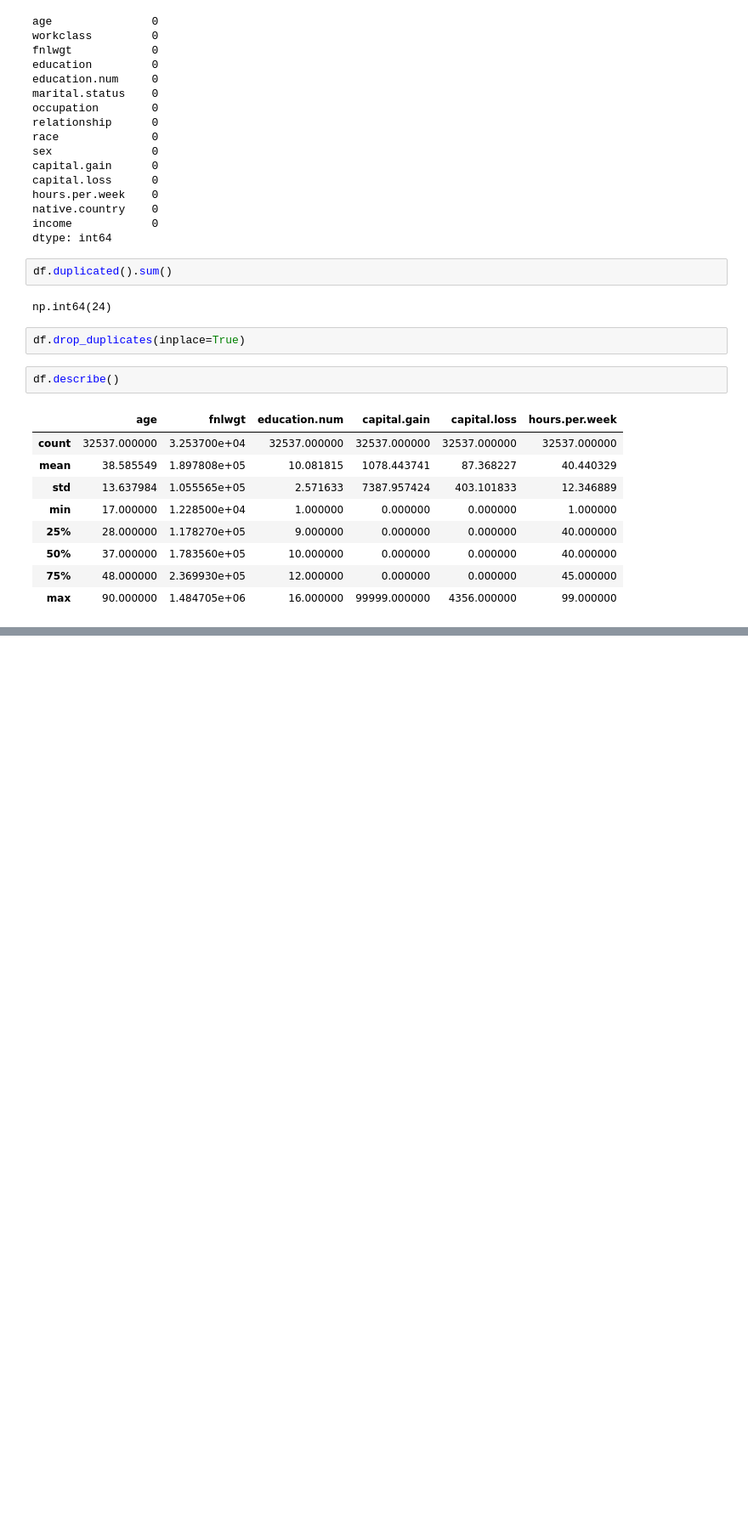
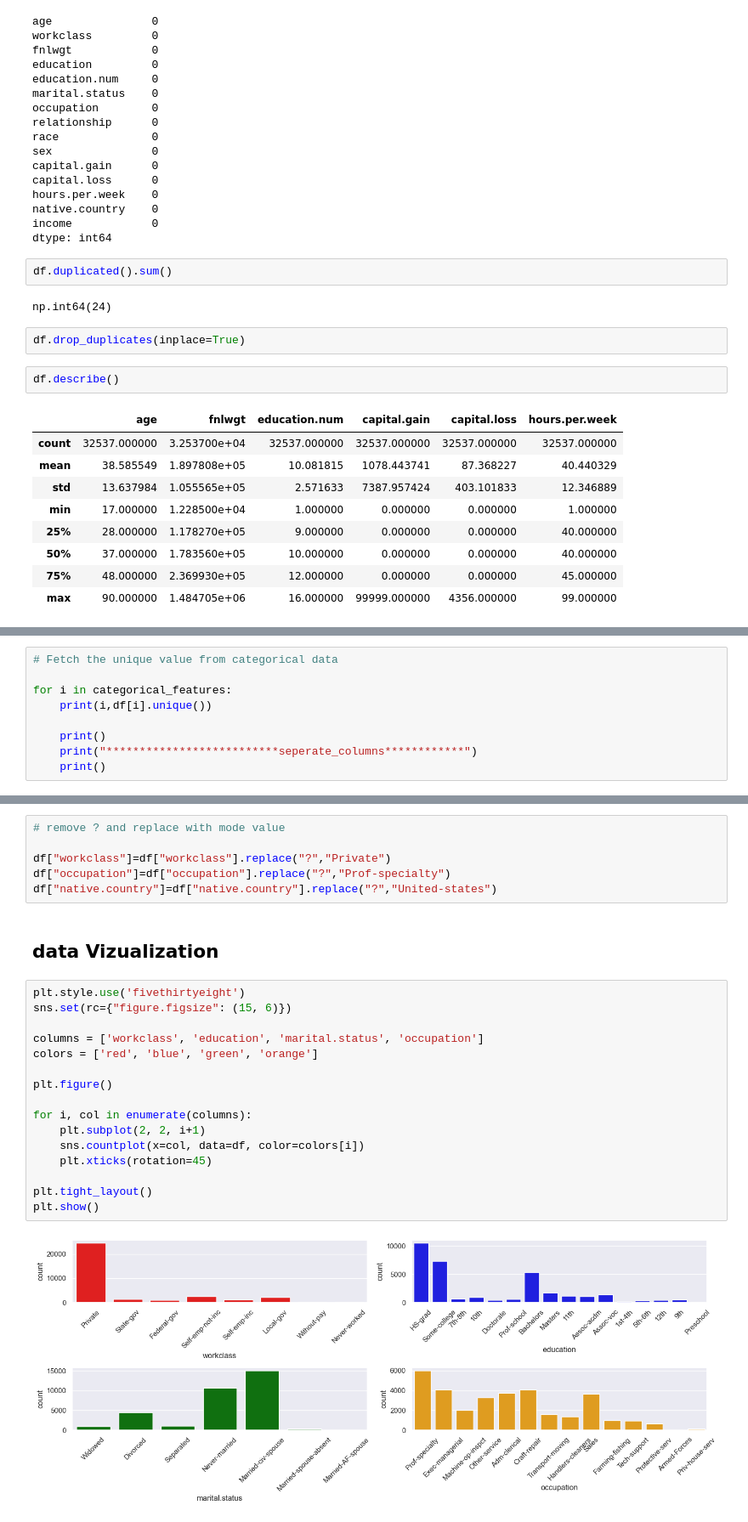
Before and after one commit to HarshRaut9945/ml-data-pipeline, a Jupyter notebook: ML_project_live_class.ipynb, the cells around one changed output, grey strips where cells are left out. Shown at 85% size. Cells and saved outputs as stored; diff of their text form; blank space fills up the shorter version.

```diff
--- a/ML_project_live_class.ipynb
+++ b/ML_project_live_class.ipynb
@@ -76,0 +89,9 @@ numerical_features=df.select_dtypes(include="object").columns
+# %%
+# Fetch the unique value from categorical data
+
+for i in categorical_features:
+    print(i,df[i].unique())
+
+    print()
+    print("**************************seperate_columns************")
+    print()
@@ -76,0 +116,26 @@ numerical_features=df.select_dtypes(include="object").columns
+# %%
+# remove ? and replace with mode value
+
+df["workclass"]=df["workclass"].replace("?","Private")
+df["occupation"]=df["occupation"].replace("?","Prof-specialty")
+df["native.country"]=df["native.country"].replace("?","United-states")
+# %% [markdown]
+## data Vizualization
+# %%
+plt.style.use('fivethirtyeight')
+sns.set(rc={"figure.figsize": (15, 6)})
+
+columns = ['workclass', 'education', 'marital.status', 'occupation']
+colors = ['red', 'blue', 'green', 'orange']
+
+plt.figure()
+
+for i, col in enumerate(columns):
+    plt.subplot(2, 2, i+1)
+    sns.countplot(x=col, data=df, color=colors[i])
+    plt.xticks(rotation=45)
+
+plt.tight_layout()
+plt.show()
+# %% [output]
+[figure, added]
```
Also changed, not shown: parts of 38 cells of this notebook.
